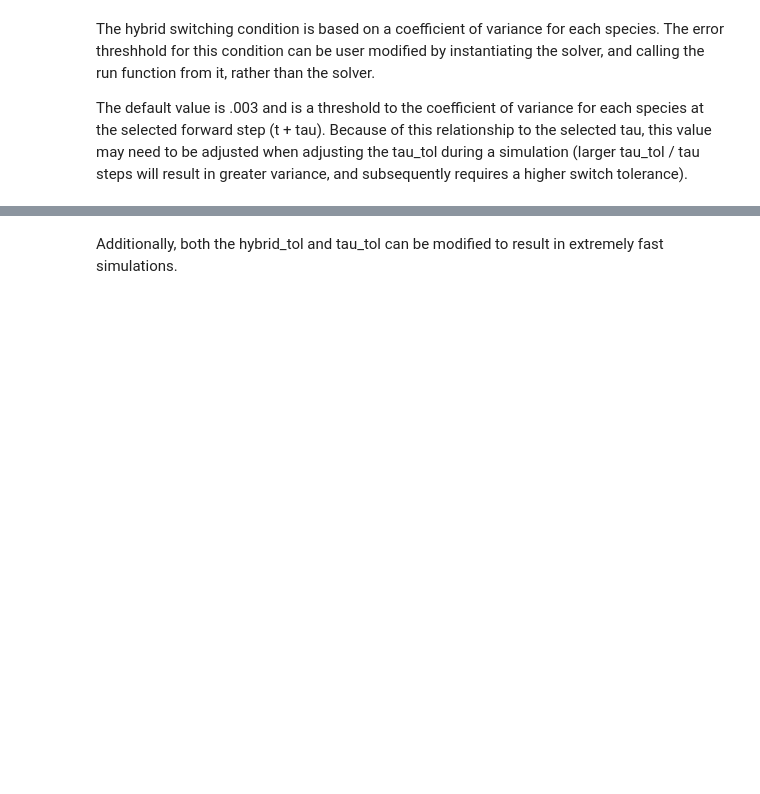
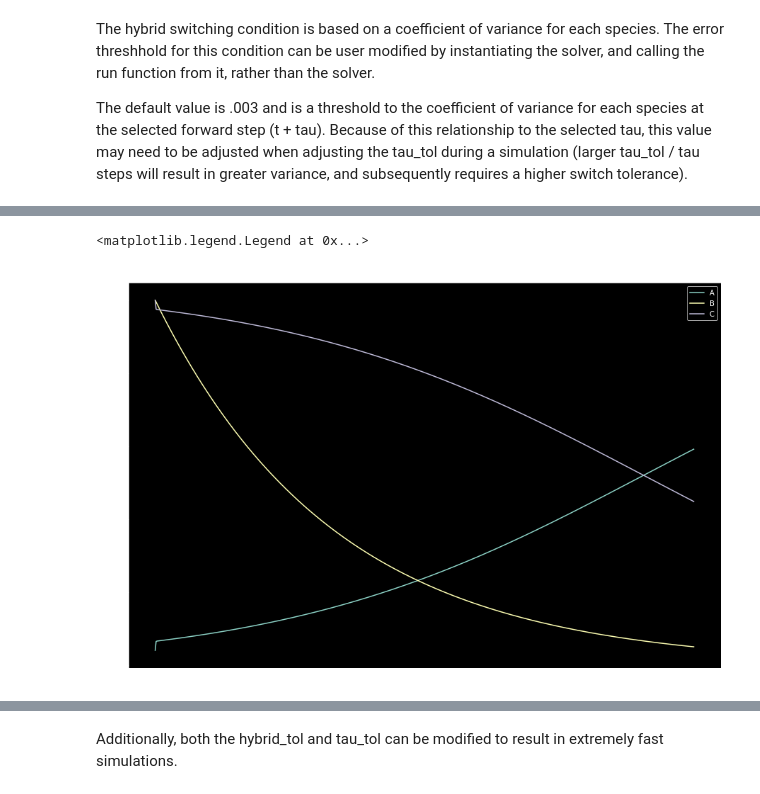
Before and after one commit to StochSS/GillesPy2, a Jupyter notebook: examples/AdvancedExamples/Hybrid/hybrid_switching_example.ipynb, the cells around one changed output, grey strips where cells are left out. Drawn from its saved outputs; the diff is of its cells as text; code cells hidden in the pictures; blank space fills up the shorter version.

```diff
--- a/examples/AdvancedExamples/Hybrid/hybrid_switching_example.ipynb
+++ b/examples/AdvancedExamples/Hybrid/hybrid_switching_example.ipynb
@@ -75,8 +85,11 @@ The default value is .003 and is a threshold to the coefficient of variance for
 # %%
-# plt.figure(figsize=(15, 10))
-# for species in results2[0]:
-#     if species == 'time': continue
-#     plt.plot(results2[0]['time'], results2[0][species], label='{0}'.format(species))
-# plt.title('Example Hybrid Switching Model')
-# plt.legend(loc='best')
+plt.figure(figsize=(15, 10))
+for species in results2[0]:
+    if species == 'time': continue
+    plt.plot(results2[0]['time'], results2[0][species], label='{0}'.format(species))
+plt.title('Example Hybrid Switching Model')
+plt.legend(loc='best')
+# %% [output]
+<matplotlib.legend.Legend at 0x...>
+[figure, added]
 # %%
```
Also changed, not shown: parts of 10 cells of this notebook, 9 other files.
